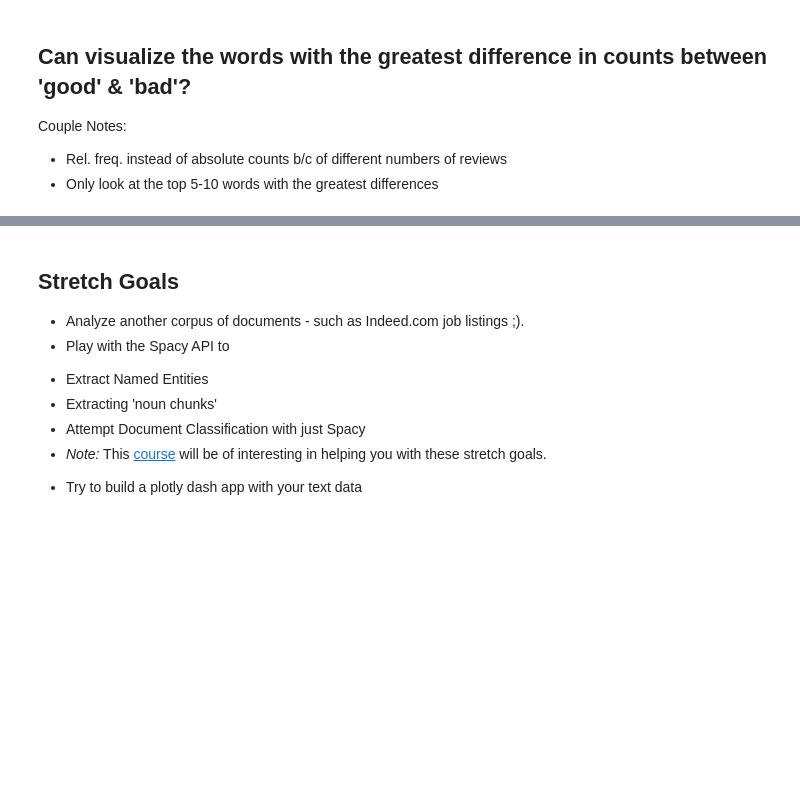
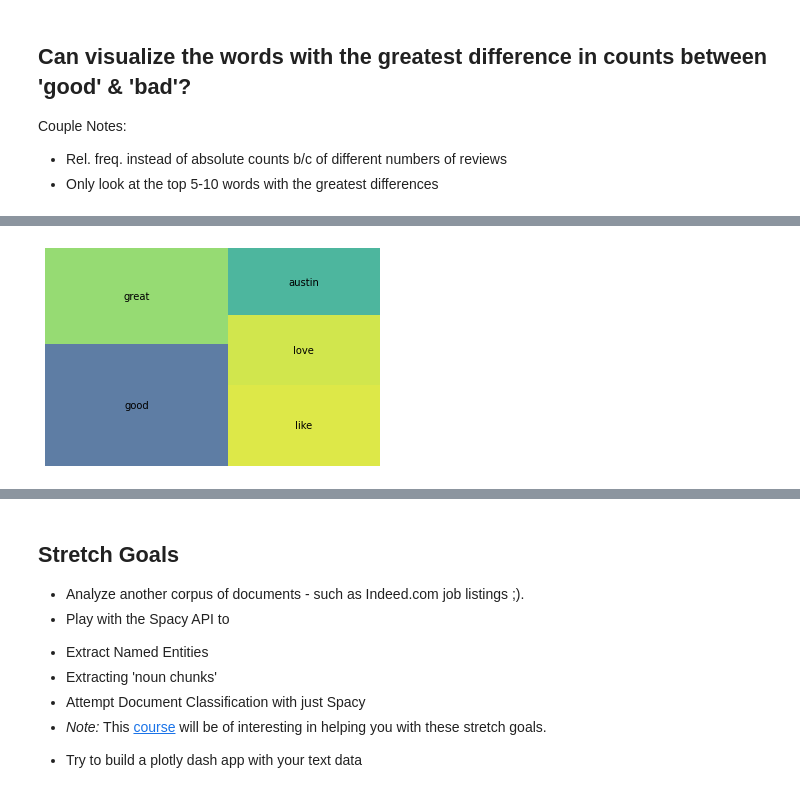
Before and after one commit to JeremySpradlin/DS-Unit-4-Sprint-1-NLP, a Jupyter notebook: module1-text-data/LS_DS_411_Text_Data_Assignment.ipynb, the cells around one changed output, grey strips where cells are left out. Drawn from its saved outputs; the diff is of its cells as text; code cells hidden in the pictures; blank space fills up the shorter version.

```diff
--- a/module1-text-data/LS_DS_411_Text_Data_Assignment.ipynb
+++ b/module1-text-data/LS_DS_411_Text_Data_Assignment.ipynb
@@ -368,0 +365,4 @@ test
+# %%
+is_good = df['good_or_bad'] == 'good'
+good_df = df[is_good]
+good_df.head()
@@ -368,0 +387,9 @@ test
+# %%
+wc = count(good_df['lemmas'])
+wc_top20 = wc[wc['rank'] <= 5]
+
+squarify.plot(sizes=wc_top20['pct_total'], label=wc_top20['word'], alpha=.8 )
+plt.axis('off')
+plt.show()
+# %% [output]
+[figure, added]
```
Also changed, not shown: parts of 8 cells of this notebook.
